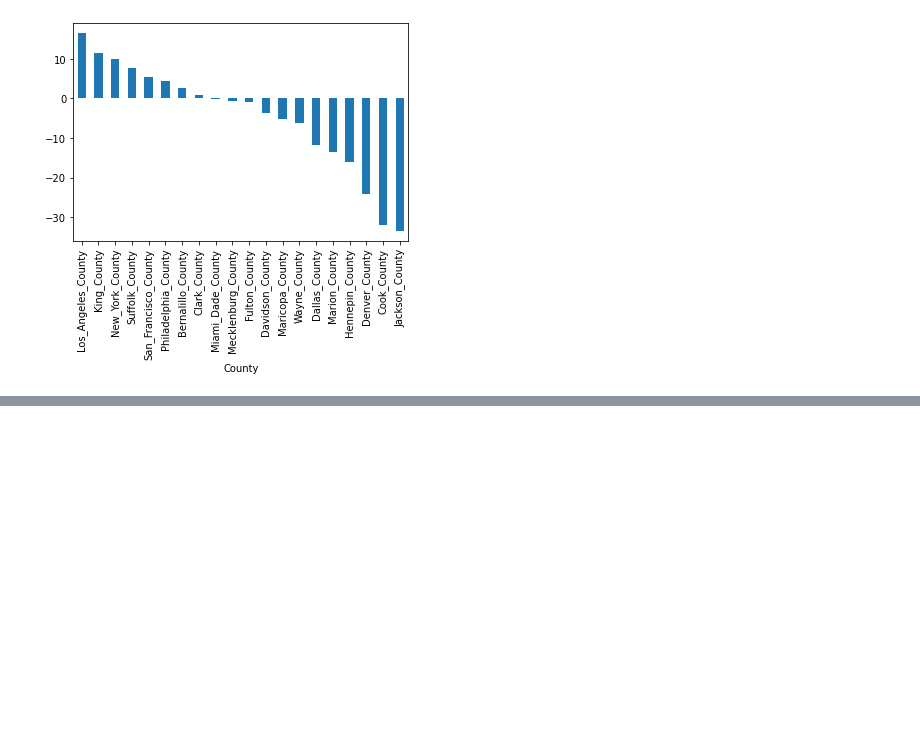
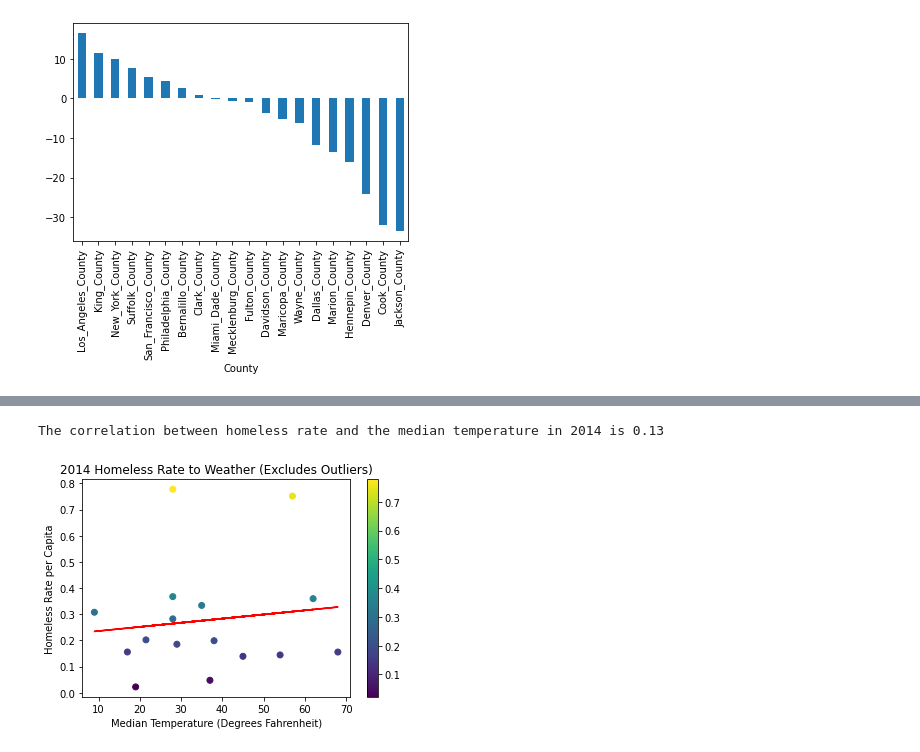
Before and after one commit to kylagelev/Homelessness-Weather, a Jupyter notebook: Homelessness_Data.ipynb, the cells around one changed output, grey strips where cells are left out. Cells and saved outputs as stored; diff of their text form; code cells hidden in the pictures; blank space fills up the shorter version.

```diff
--- a/Homelessness_Data.ipynb
+++ b/Homelessness_Data.ipynb
@@ -209,0 +327,7 @@ percent_change.plot(kind = 'bar')
+# %%
+#set index for 2014
+index_homeless_weather_2014_df = homeless_weather_2014_df.set_index('County')
+
+#now dropping the outliers
+no_outliers_homeless_weather_2014_df = index_homeless_weather_2014_df.drop(list_of_outliers)
+no_outliers_homeless_weather_2014_df
@@ -209,0 +353,19 @@ percent_change.plot(kind = 'bar')
+# %%
+#creating scatterplot for data with outliers for 2014
+x = no_outliers_homeless_weather_2014_df['Jan_Median_Temp']
+y = no_outliers_homeless_weather_2014_df['Homelessness_Rate(%)']
+t = y
+no_outlier_homeless_2014_scatterplot = plt.scatter(x, y, c = t, cmap = 'viridis')
+plt.colorbar(no_outlier_homeless_2014_scatterplot)
+plt.xlabel('Median Temperature (Degrees Fahrenheit)')
+plt.ylabel('Homeless Rate per Capita')
+plt.title('2014 Homeless Rate to Weather (Excludes Outliers)')
+
+#adding regression line and correlation
+(slope, intercept, rvalue, pvalue, stderr) = linregress(x, y)
+regress_values = x * slope + intercept
+plt.plot(x, regress_values,'r-')
+print(f'The correlation between homeless rate and the median temperature in 2014 is {round(rvalue, 2)}')
+# %% [output]
+The correlation between homeless rate and the median temperature in 2014 is 0.13
+[figure, added]
```
Also changed, not shown: parts of 10 cells of this notebook.
